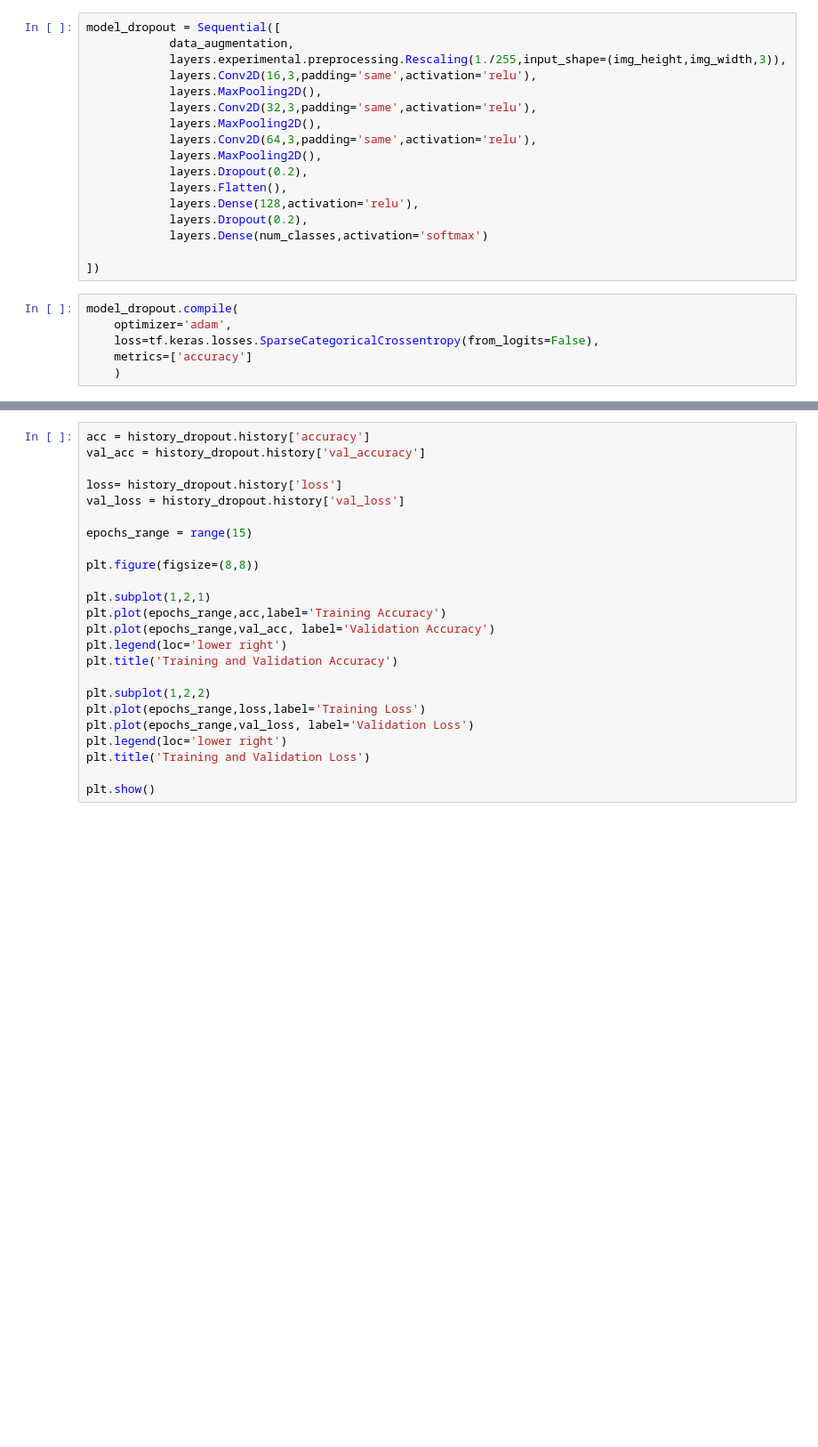
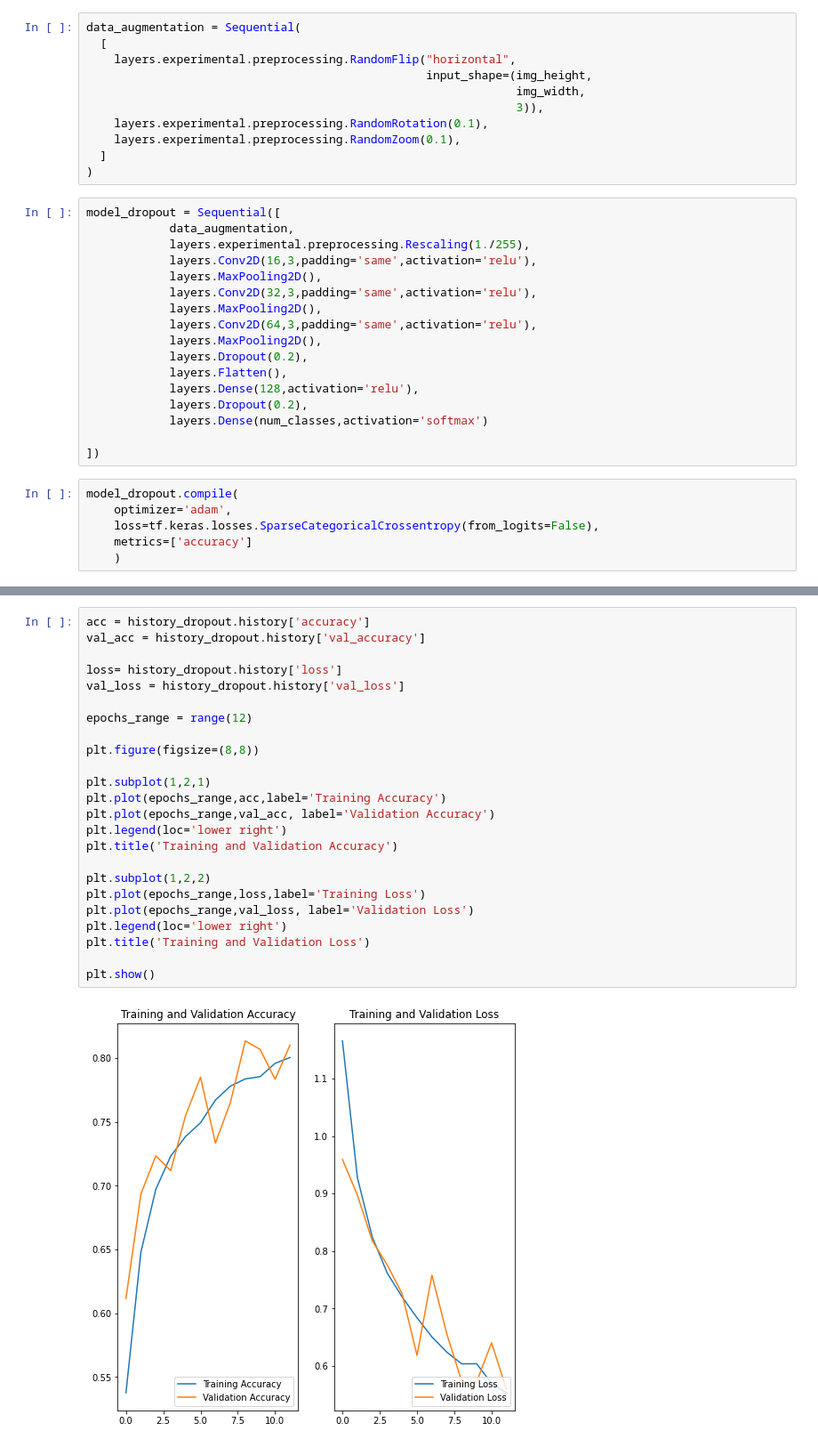
Before and after one commit to sumanjitmoshat/CNN, a Jupyter notebook: intel_image_classification.ipynb, the cells around one changed output, grey strips where cells are left out. Shown at 89% size. Cells and saved outputs as stored; diff of their text form; blank space fills up the shorter version.

```diff
--- a/intel_image_classification.ipynb
+++ b/intel_image_classification.ipynb
@@ -172,9 +222,20 @@ As we can see the model is clearly overfitting so introducing dropout to reduce
 # %%
 earlystop= EarlyStopping(monitor='val_accuracy', patience=3)
+# %%
+data_augmentation = Sequential(
+  [
+    layers.experimental.preprocessing.RandomFlip("horizontal",
+                                                 input_shape=(img_height,
+                                                              img_width,
+                                                              3)),
+    layers.experimental.preprocessing.RandomRotation(0.1),
+    layers.experimental.preprocessing.RandomZoom(0.1),
+  ]
+)
 # %%
 model_dropout = Sequential([
             data_augmentation,
-            layers.experimental.preprocessing.Rescaling(1./255,input_shape=(img_height,img_width,3)),
+            layers.experimental.preprocessing.Rescaling(1./255),
             layers.Conv2D(16,3,padding='same',activation='relu'),
             layers.MaxPooling2D(),
             layers.Conv2D(32,3,padding='same',activation='relu'),
@@ -201,24 +298,26 @@ history_dropout = model_dropout.fit(train_ds,validation_data=val_ds,epochs=epoch
 # %%
 acc = history_dropout.history['accuracy']
 val_acc = history_dropout.history['val_accuracy']
 
 loss= history_dropout.history['loss']
 val_loss = history_dropout.history['val_loss']
 
-epochs_range = range(15)
+epochs_range = range(12)
 
 plt.figure(figsize=(8,8))
 
 plt.subplot(1,2,1)
 plt.plot(epochs_range,acc,label='Training Accuracy')
 plt.plot(epochs_range,val_acc, label='Validation Accuracy')
 plt.legend(loc='lower right')
 plt.title('Training and Validation Accuracy')
 
 plt.subplot(1,2,2)
 plt.plot(epochs_range,loss,label='Training Loss')
 plt.plot(epochs_range,val_loss, label='Validation Loss')
 plt.legend(loc='lower right')
 plt.title('Training and Validation Loss')
 
 plt.show()
+# %% [output]
+[figure, added]
```
Also changed, not shown: parts of 13 cells of this notebook.
